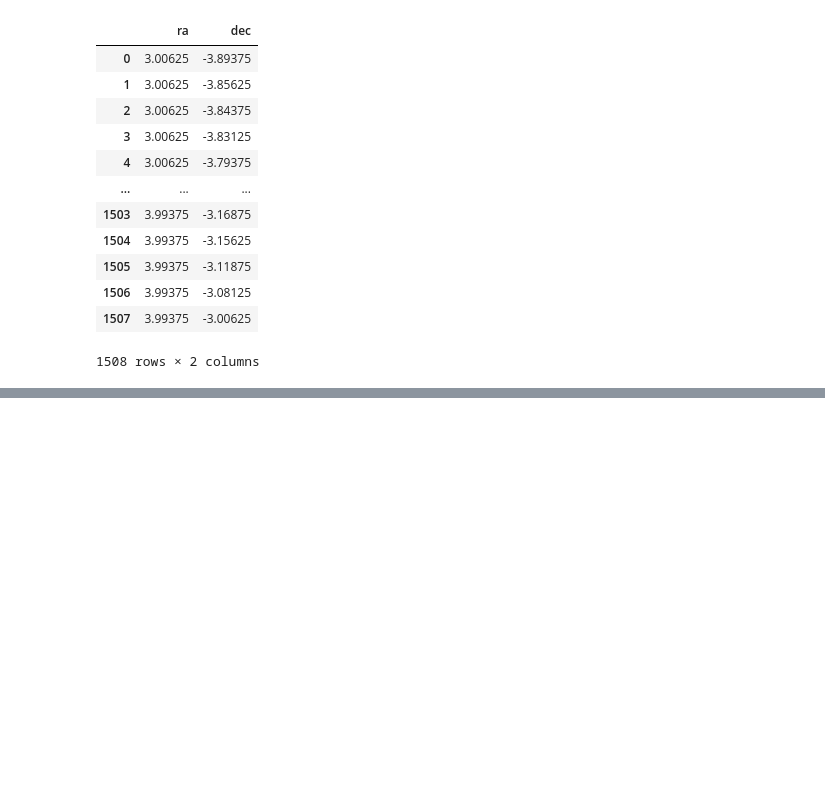
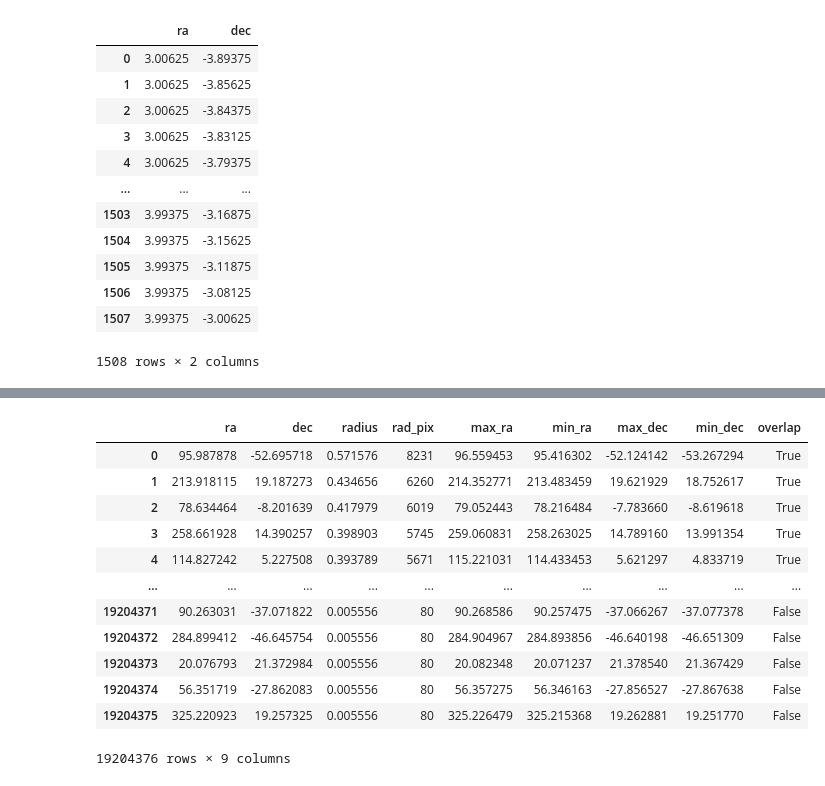
Before and after one commit to cyb0rb/WiFeS_Catalog, a Jupyter notebook: positions_from_catalog.ipynb, the cells around one changed output, grey strips where cells are left out. Cells and saved outputs as stored; diff of their text form; code cells hidden in the pictures; blank space fills up the shorter version.

```diff
--- a/positions_from_catalog.ipynb
+++ b/positions_from_catalog.ipynb
@@ -208,0 +227,41 @@ generate_dark_sky_catalogue(3,-4)
+# %%
+# sort by radius
+radius_sorted = masked_stars.sort_values(by='radius', ascending=False)
+radius_sorted = radius_sorted.reset_index(drop=True)
+# radius_sorted.query('radius > 0.2 and overlap==True')
+
+# apply a buffer of a minimum exclusion zone radius to all masks (arcsec)
+exclusion_minimum = 20
+radius_sorted['radius'] = radius_sorted['radius'] + (20 / 3600)
+
+# convert to pixel radius
+dim = 3600 * 4
+radius_sorted['rad_pix'] = np.ceil(radius_sorted['radius']*dim).astype(int)
+
+# find max and min ra/dec corresponding to the mask of star
+radius_sorted['max_ra'] = radius_sorted['ra'] + radius_sorted['radius']
+radius_sorted['min_ra'] = radius_sorted['ra'] - radius_sorted['radius']
+radius_sorted['max_dec'] = radius_sorted['dec'] + radius_sorted['radius']
+radius_sorted['min_dec'] = radius_sorted['dec'] - radius_sorted['radius']
+
+# separate array for radii that go above 1-degree integer RA/DEC bounds
+expression = '(max_ra > ceil(ra)) | (min_ra < floor(ra)) | (max_dec > ceil(dec)) | (min_dec < floor(dec))'
+
+# boolean in same array to convey the same info
+radius_sorted['overlap'] = radius_sorted.eval(expression)
+
+radius_sorted
+# %% [output]
+|  | ra | dec | radius | rad_pix | max_ra | min_ra | max_dec | min_dec | overlap |
+| 0 | 95.987878 | -52.695718 | 0.571576 | 8231 | 96.559453 | 95.416302 | -52.124142 | -53.267294 | True |
+| 1 | 213.918115 | 19.187273 | 0.434656 | 6260 | 214.352771 | 213.483459 | 19.621929 | 18.752617 | True |
+| 2 | 78.634464 | -8.201639 | 0.417979 | 6019 | 79.052443 | 78.216484 | -7.783660 | -8.619618 | True |
+| 3 | 258.661928 | 14.390257 | 0.398903 | 5745 | 259.060831 | 258.263025 | 14.789160 | 13.991354 | True |
+| 4 | 114.827242 | 5.227508 | 0.393789 | 5671 | 115.221031 | 114.433453 | 5.621297 | 4.833719 | True |
+| ... | ... | ... | ... | ... | ... | ... | ... | ... | ... |
+| 19204371 | 90.263031 | -37.071822 | 0.005556 | 80 | 90.268586 | 90.257475 | -37.066267 | -37.077378 | False |
+| 19204372 | 284.899412 | -46.645754 | 0.005556 | 80 | 284.904967 | 284.893856 | -46.640198 | -46.651309 | False |
+| 19204373 | 20.076793 | 21.372984 | 0.005556 | 80 | 20.082348 | 20.071237 | 21.378540 | 21.367429 | False |
+| 19204374 | 56.351719 | -27.862083 | 0.005556 | 80 | 56.357275 | 56.346163 | -27.856527 | -27.867638 | False |
+| 19204375 | 325.220923 | 19.257325 | 0.005556 | 80 | 325.226479 | 325.215368 | 19.262881 | 19.251770 | False |
+19204376 rows × 9 columns
```
Also changed, not shown: parts of 3 cells of this notebook.
